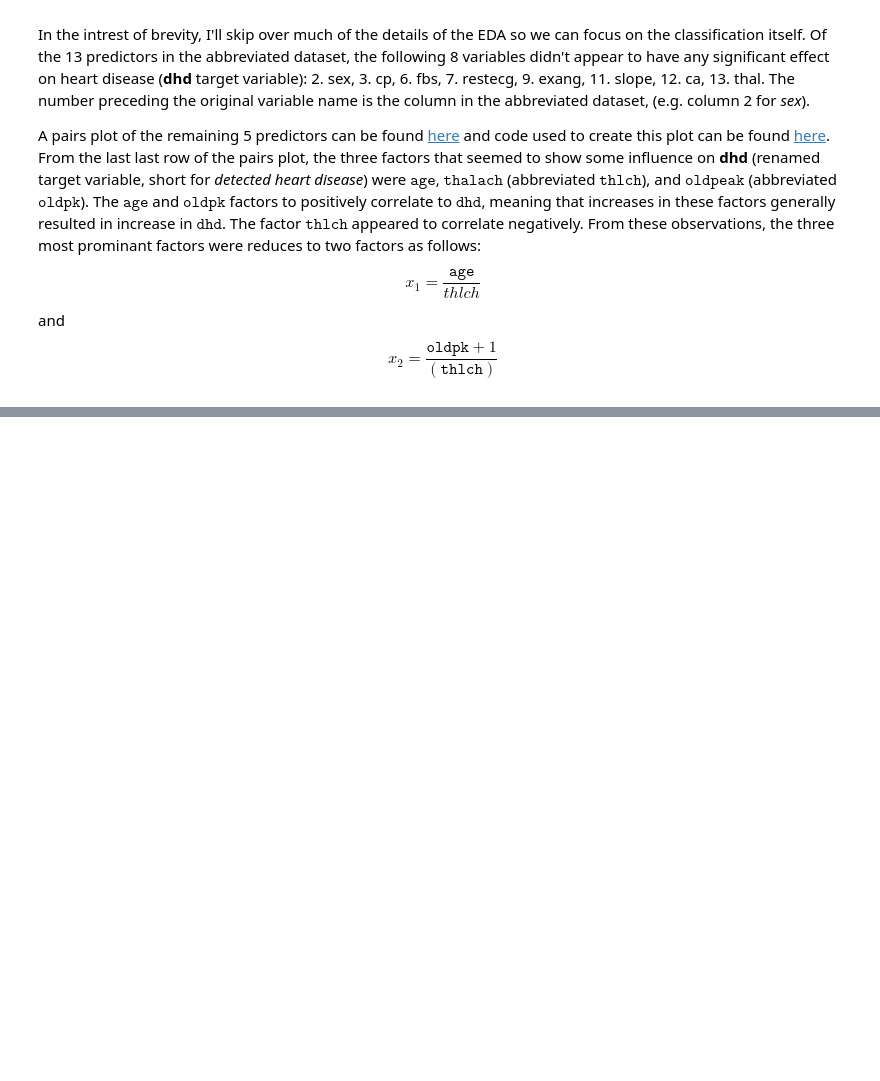
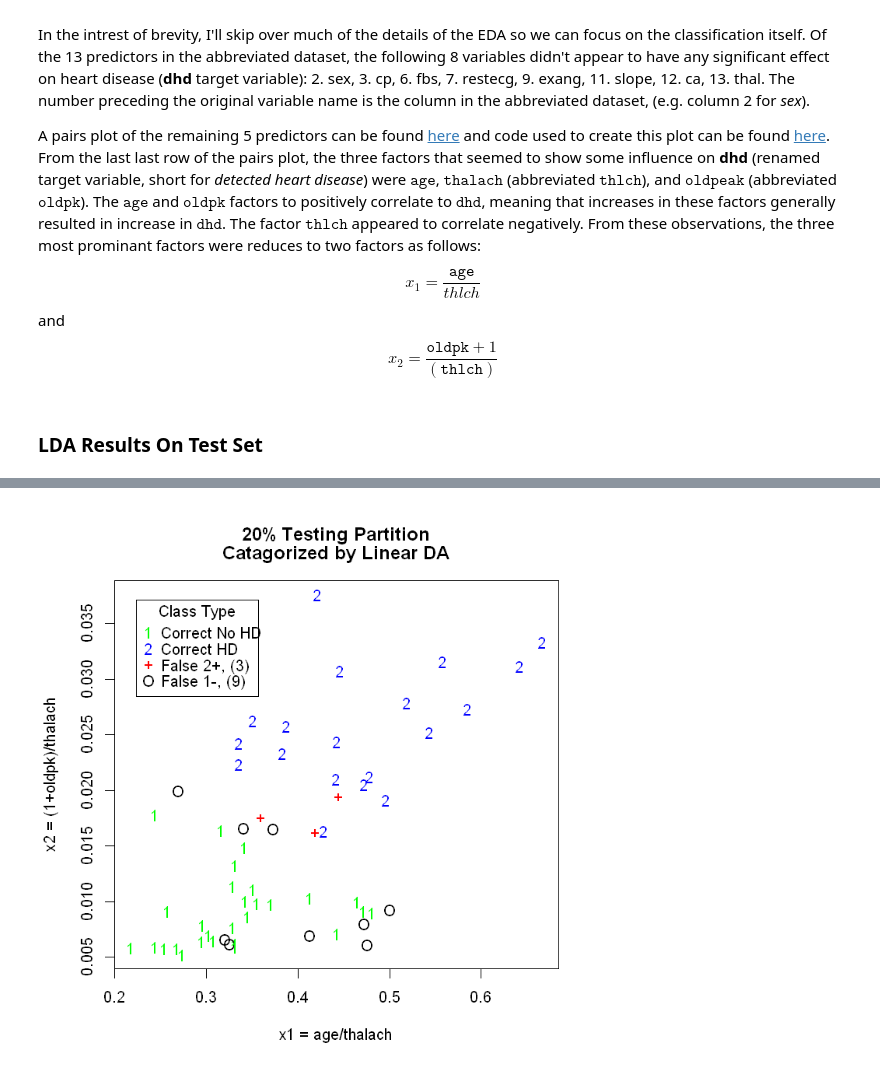
Before and after one commit to focods/WonderfulML, a Jupyter notebook: docs/solutions/session04_r.ipynb, the cells around one changed output, grey strips where cells are left out. Drawn from its saved outputs; the diff is of its cells as text; code cells hidden in the pictures; blank space fills up the shorter version.

Commit message:
add LDA and QDA results on CHD

```diff
--- a/docs/solutions/session04_r.ipynb
+++ b/docs/solutions/session04_r.ipynb
@@ -632,7 +632,11 @@ and
 $$
 x_2 = \frac{\texttt{oldpk}+1}{(\texttt{thlch})}
 $$
+# %% [markdown]
+### LDA Results On Test Set
 # %%
+suppressMessages(suppressWarnings(library(repr)))
+library(repr)
 ## Target column (dhd) is 14
 dpath <- "https://raw.githubusercontent.com/MichaelSzczepaniak/WonderfulML/master/data/processed_cleveland_data.csv"
 ## Converts the 5 target categories in the CHD to 2: 1 = no heart disease, 2 = detected heart disease
@@ -662,11 +666,12 @@ makeChdBinaryCats <- function(data_file=dpath) {
 }
 
 clev_dat <- makeChdBinaryCats()
-# add engineered variables x1 and x2
-clev_dat <- cbind(clev_dat, clev_dat[,1]/clev_dat[,4])
-colnames(clevdat[ncol(clev_dat)]) <- "age.thlch"
-clev_dat <- cbind(clev_dat, (1+clev_dat[,5])/clevdat[,4])
-colnames(clev_dat[ncol(clev_dat)]) <- "oldpk.thlch"
+# create engineered variables x1 and x2 as describe in previous cell
+clev_dat <- cbind(clev_dat, clev_dat[,1]/clev_dat[,4])      # create and bind x1
+colnames(clev_dat)[ncol(clev_dat)] <- "x1"
+clev_dat <- cbind(clev_dat, (1+clev_dat[,5])/clev_dat[,4])  # create and bind x2
+colnames(clev_dat)[ncol(clev_dat)] <- "x2"
+
 # partition data into 80% training, 20% test
 source('../../R/DataTools.R')  # for trainSetRows and testSetRows functions
 train_rows <- trainSetRows(clev_dat, 0.8)
@@ -674,6 +679,65 @@ test_rows <- testSetRows(seq(1:nrow(clev_dat)), train_rows)
 xtrain <- as.matrix(clev_dat[train_rows, 6:8]) # class in 1st col after operation
 xtest_with_class <- as.matrix(clev_dat[test_rows,6:8])
 xtest <- as.matrix(clev_dat[test_rows,7:8])  # class removed, use to make predictions
-head(xtrain)
-head(xtest)
+
+# compute 2D LDA discriminant parameters from training data
+nclass <- length(unique(xtrain[,1]))  # should only be 2
+pc <- priorPofX(xtrain)
+muk <- classMeans(xtrain)
+var <- AvgLdaCovar(xtrain)
+# compute 2D LDA discriminant function on the test data
+dx <- deltLda(xtest, Ntest, nclass, pc, muk, var)  # returns Nxd matrix
+dx <- cbind(xtest_with_class, dx) # dhd, x1, x2, delta_class1(x), delta_class2(x)
+# do the LDA classification and plot the results
+classif <- dx
+classif <- cbind(classif, rep(0,nrow(classif)))  # add 6th col to hold predicted class
+classif <- cbind(classif, rep(0,nrow(classif)))  # add 7th col to hold plotting label
+colnames(classif) <- c("dhd", "x1", "x2", paste("dx",1:nclass), "predicted_dhd", "plot_lab")
+# structure of classif: dhd (actual class) in 1st col, x1 in 2nd col, x2 in 3rd col,
+#                       delta_class1(x) in 4th col, delta_class2(x) in 5th col,
+#                       6th col to be populated with predicted dhd,
+#                       7th col to be populated with plotting label:
+# 1=correctly classify no disease, 2=correctly classify disease,
+# 3=classify disease but did NOT have disease (false positive, Type I error),
+# 4=classify no disease, but had disease (false negative, Type II error)
+symbols <- vector(mode = "character", length = length(classes))
+symbol_colors <- vector(mode = "character", length = length(classes))
+for(rw in 1:nrow(classif)) {
+    # populate predicted class column by max of discriminants in cols 4 and 5 = ncol(classif)-2
+    actual_class <- classif[rw, 1]
+    predicted_class <- which.max(classif[rw, 4:(ncol(classif)-2)])
+    classif[rw, ncol(classif)-1] <- predicted_class
+    if(predicted_class > actual_class) { # test for false positive
+        classif[rw, ncol(classif)] <- 3
+        symbols[rw] <- "+"
+        symbol_colors[rw] <- "red"
+    } else if(predicted_class < actual_class) { # test for false negative
+        classif[rw, ncol(classif)] <- 4
+        symbols[rw] <- "O"
+        symbol_colors[rw] <- "black"
+    } else {
+        # correct classification
+        classif[rw, ncol(classif)] <- predicted_class
+        if(predicted_class == 1) {
+            symbols[rw] <- "1"
+            symbol_colors[rw] <- "green"
+        } else {
+            symbols[rw] <- "2"
+            symbol_colors[rw] <- "blue"
+        }
+    }
+}
+
+
+#symbol_colors
+#head(classif, 10)
+
+options(repr.plot.width=6, repr.plot.height=6)
+
+plot(classif[, 2], classif[, 3], col=symbol_colors, pch=symbols,
+     xlab="x1 = age/thalach", ylab="x2 = (1+oldpk)/thalach",
+     main=c("20% Testing Partition", "Catagorized by Linear DA"))
+
+legend("topleft", inset=0.05, title="Class Type", c("Correct No HD", "Correct HD", "False 2+, (3)", "False 1-, (9)"),
+       pch=c("1", "2", "+", "O"), col=c("green", "blue", "red", "black"))
 # %% [output]
@@ -693,0 +744 @@ head(xtest)
+[figure, added]
```
Also changed, not shown: parts of 5 cells of this notebook.
